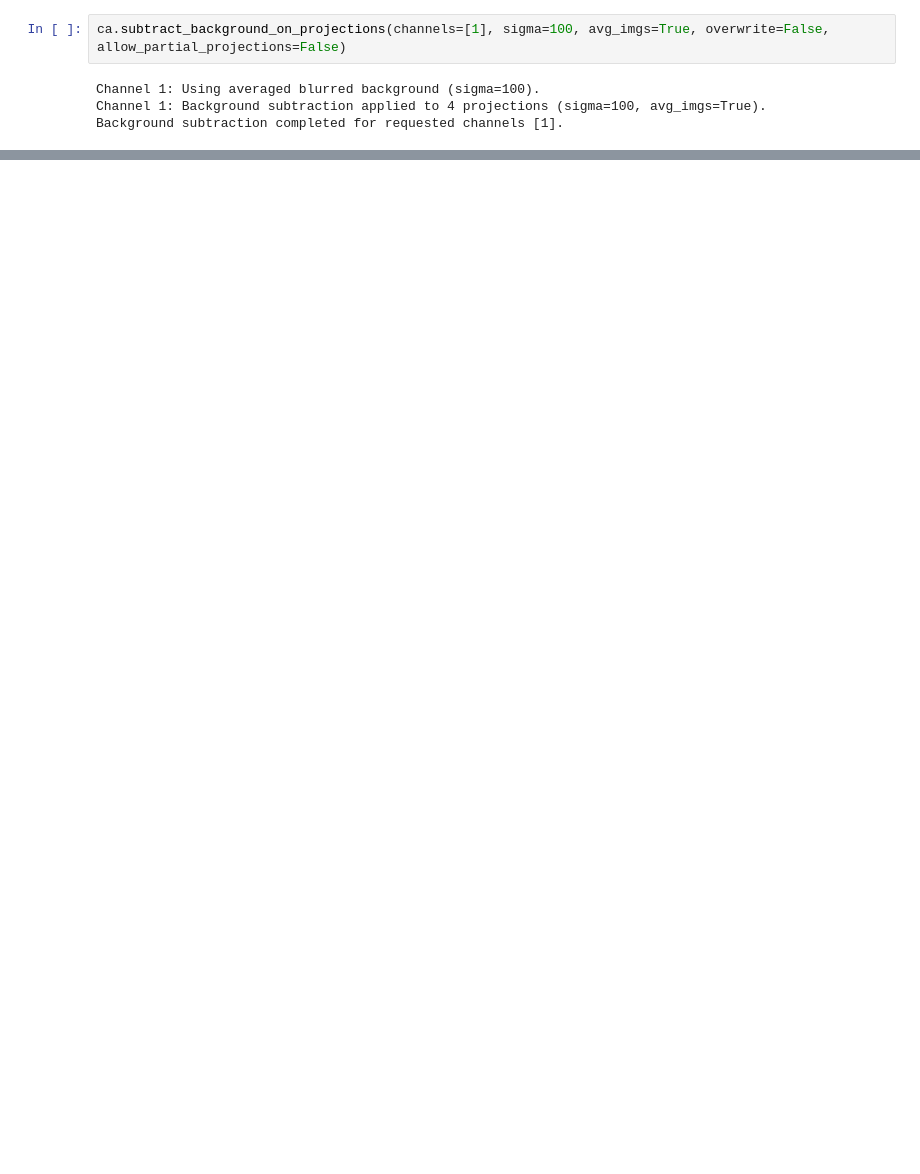
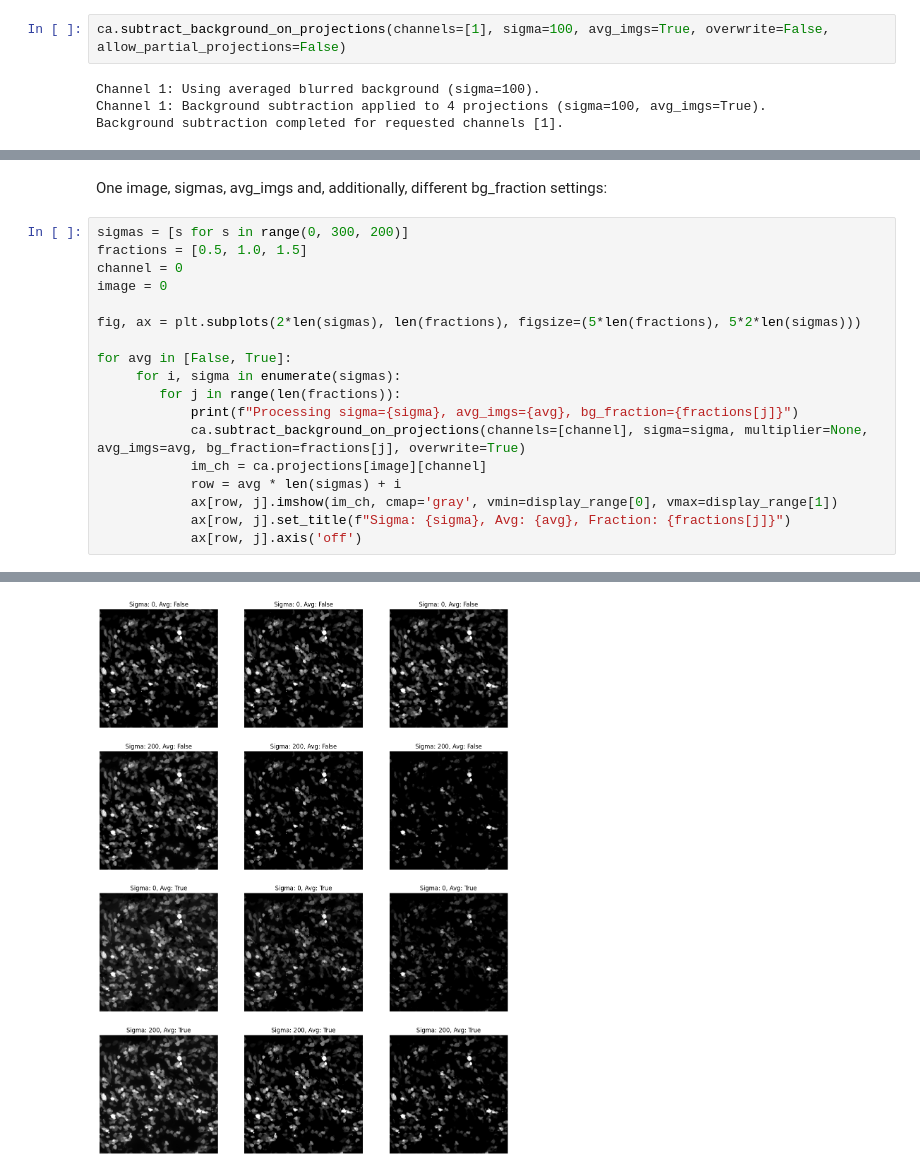
Before and after one commit to quasar1357/ivi-imaging, a Jupyter notebook: notebooks/vetsuisse25_CA_bg-reduction-tests_ALI_local.ipynb, the cells around one changed output, grey strips where cells are left out. Cells and saved outputs as stored; diff of their text form; blank space fills up the shorter version.

```diff
--- a/notebooks/vetsuisse25_CA_bg-reduction-tests_ALI_local.ipynb
+++ b/notebooks/vetsuisse25_CA_bg-reduction-tests_ALI_local.ipynb
@@ -123,0 +120,21 @@ Background subtraction completed for requested channels [1].
+# %% [markdown]
+One image, sigmas, avg_imgs and, additionally, different bg_fraction settings:
+# %%
+sigmas = [s for s in range(0, 300, 200)]
+fractions = [0.5, 1.0, 1.5]
+channel = 0
+image = 0
+
+fig, ax = plt.subplots(2*len(sigmas), len(fractions), figsize=(5*len(fractions), 5*2*len(sigmas)))
+
+for avg in [False, True]:
+     for i, sigma in enumerate(sigmas):
+        for j in range(len(fractions)):
+            print(f"Processing sigma={sigma}, avg_imgs={avg}, bg_fraction={fractions[j]}")
+            ca.subtract_background_on_projections(channels=[channel], sigma=sigma, multiplier=None, avg_imgs=avg, bg_fraction=fractions[j], overwrite=True)
+            im_ch = ca.projections[image][channel]
+            row = avg * len(sigmas) + i
+            ax[row, j].imshow(im_ch, cmap='gray', vmin=display_range[0], vmax=display_range[1])
+            ax[row, j].set_title(f"Sigma: {sigma}, Avg: {avg}, Fraction: {fractions[j]}")
+            ax[row, j].axis('off')
+# %% [output]
@@ -123,0 +158 @@ Background subtraction completed for requested channels [1].
+[figure, added]
```
Also changed, not shown: parts of 4 cells of this notebook, 1 other file.
